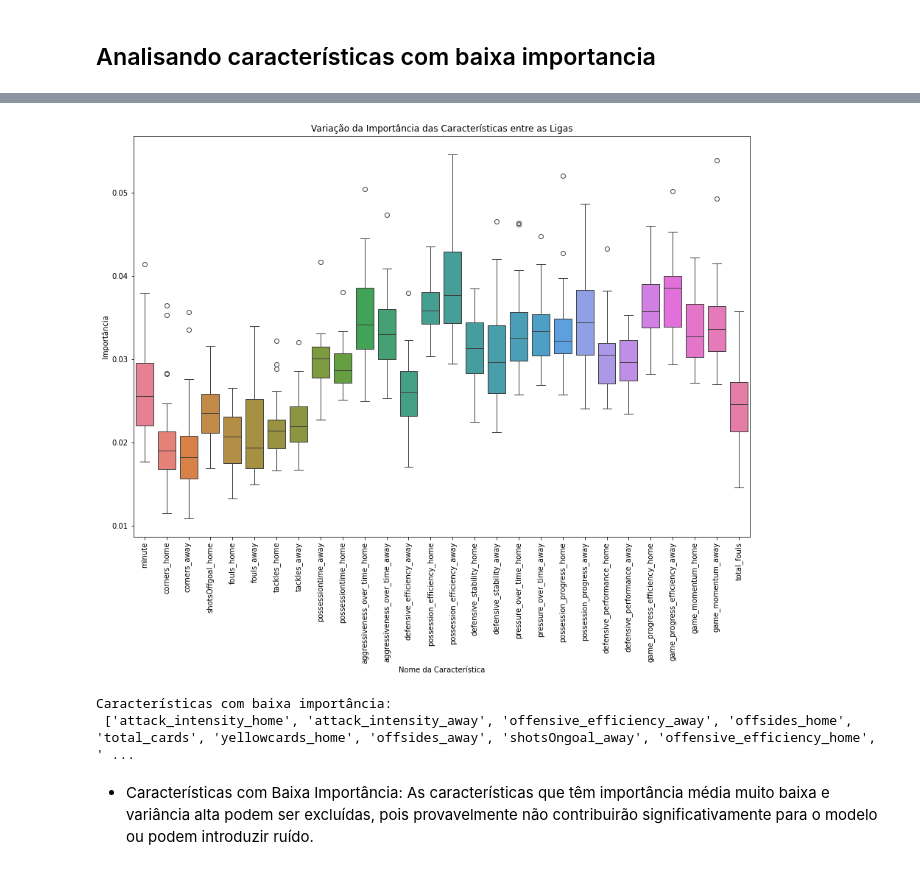
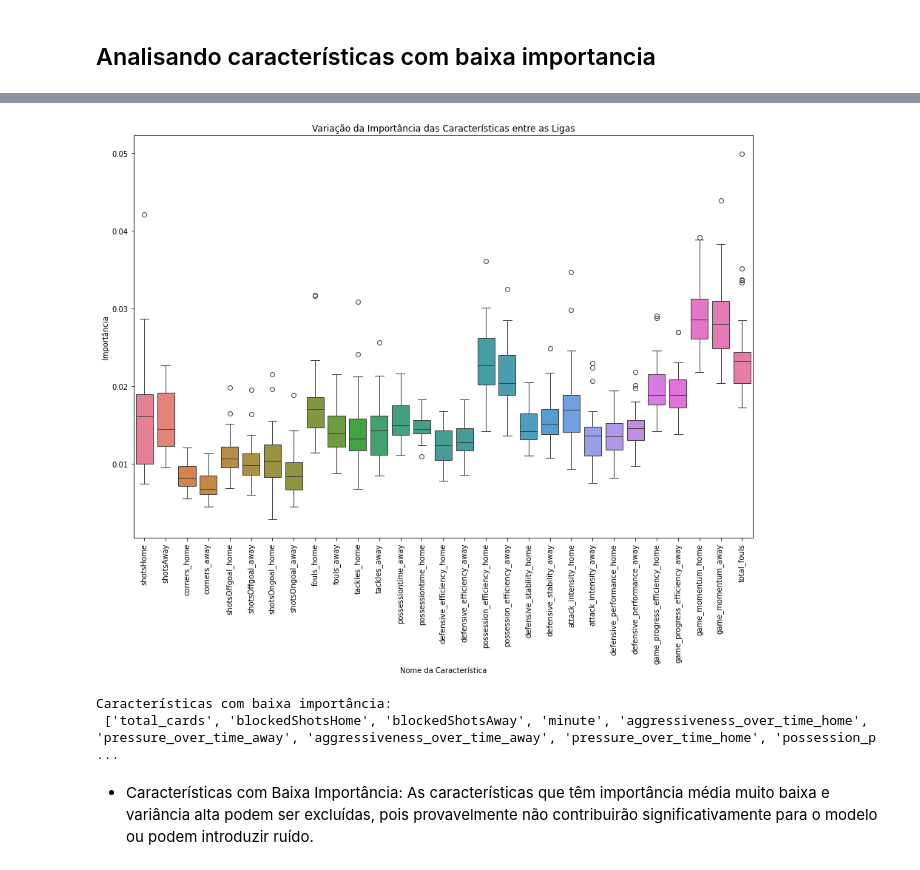
Before and after one commit to nathancarlos22/eo-fut-live, a Jupyter notebook: src/after_engineering.ipynb, the cells around one changed output, grey strips where cells are left out. Drawn from its saved outputs; the diff is of its cells as text; code cells hidden in the pictures.

```diff
--- a/src/after_engineering.ipynb
+++ b/src/after_engineering.ipynb
@@ -328,33 +314,33 @@ summary_df.sort_values('Variance', ascending=False)
 # %%
 # summary_df.to_csv('summary_df.csv', index=False, encoding='utf-8')
 # %%
-low_importance_features_indices1 = summary_df[summary_df['Mean Importance'] < 0.019]['Feature'].tolist()
-low_importance_features_indices2 = summary_df[summary_df['Variance'] > 0.000040]['Feature'].tolist()
+low_importance_features_indices1 = summary_df[summary_df['Mean Importance'] <= 0.007]['Feature'].tolist()
+low_importance_features_indices2 = summary_df[summary_df['Variance'] >= 0.000054]['Feature'].tolist()
 low_importance_features_indices = low_importance_features_indices1 + low_importance_features_indices2
 
 feature_importance_df_filtered = feature_importance_df.drop(columns=low_importance_features_indices, axis=1)
 
 feature_names_filtered = [feature_names[i] for i in range(len(feature_names)) if i not in low_importance_features_indices]
 
 # Criar o gráfico de boxplot
 fig, ax = plt.subplots(figsize=(15, 10))
 sns.boxplot(data=feature_importance_df_filtered)
 ax.set_title('Variação da Importância das Características entre as Ligas')
 ax.set_xlabel('Nome da Característica')
 ax.set_ylabel('Importância')
 plt.xticks(ticks=np.arange(len(feature_names_filtered)), labels=feature_names_filtered, rotation=90)
 plt.show()
 # %% [output]
-[figure, old version]
+[figure, new version]
 # %%
 # agora posso excluir características com baixa importância e alta variância
-low_importance_features_mean = summary_df[summary_df['Mean Importance'] < 0.019]['Feature Name'].tolist()
-low_importance_features_var = summary_df[summary_df['Variance'] > 0.000040]['Feature Name'].tolist()
+low_importance_features_mean = summary_df[summary_df['Mean Importance'] <= 0.007]['Feature Name'].tolist()
+low_importance_features_var = summary_df[summary_df['Variance'] >= 0.000054]['Feature Name'].tolist()
 low_importance_features = low_importance_features_mean + low_importance_features_var
 print("Características com baixa importância:\n", low_importance_features)
 # %% [output]
 Características com baixa importância:
- ['attack_intensity_home', 'attack_intensity_away', 'offensive_efficiency_away', 'offsides_home', 'total_cards', 'yellowcards_home', 'offsides_away', 'shotsOngoal_away', 'offensive_efficiency_home', ' ...
+ ['total_cards', 'blockedShotsHome', 'blockedShotsAway', 'minute', 'aggressiveness_over_time_home', 'pressure_over_time_away', 'aggressiveness_over_time_away', 'pressure_over_time_home', 'possession_p ...
 # %% [markdown]
 - Características com Baixa Importância: As características que têm importância média muito baixa e variância alta podem ser excluídas, pois provavelmente não contribuirão significativamente para o modelo ou podem introduzir ruído.
 # %%
```
Also changed, not shown: parts of 15 cells of this notebook, 41 other files.
